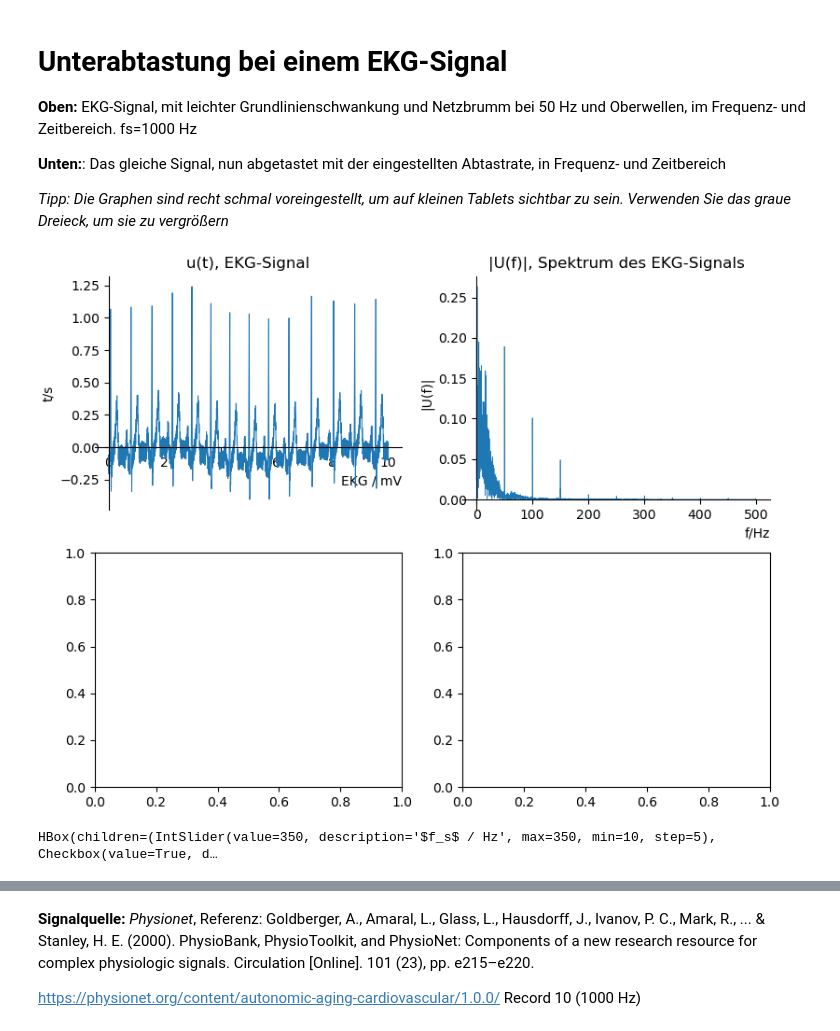
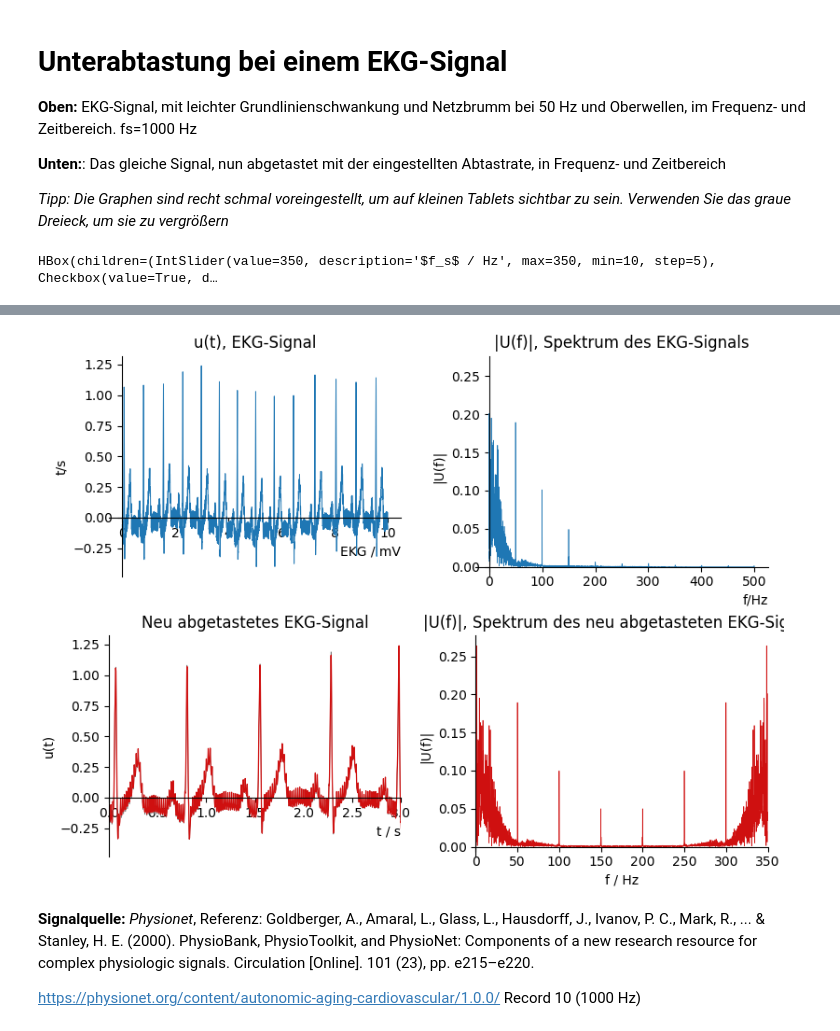
Before and after one commit to bdcodebase/JLdeployments, a Jupyter notebook: content/Sampling.ipynb, the cells around one changed output, grey strips where cells are left out. Drawn from its saved outputs; the diff is of its cells as text; code cells hidden in the pictures.

```diff
--- a/content/Sampling.ipynb
+++ b/content/Sampling.ipynb
@@ -10,8 +10,7 @@
 # (c) Benno Dömer, HS Pforzheim 2022
 import platform
 if platform.system() == "Emscripten": # running in JupyterLite
-    %pip install -q ipywidgets
-    %pip install -q ipympl
+    %pip install -r runtime-requirements.txt
 
 %matplotlib widget
 
@@ -61,7 +60,7 @@ axc.set_title('|U(f)|, Spektrum des EKG-Signals')
 axc.set_ylabel('|U(f)|')
 axc.set_xlabel('f/Hz',loc='right')
 myplotstyle(axc)
-plt.show()
+
 #figs.canvas.draw()
 
 #figf, axf = plt.subplots(2,1,figsize=(7, 5), dpi=100, layout='constrained',num='Nach Abtastung mit neuer fs')
@@ -93,34 +92,36 @@ def plotdata(fsn, z): # wird bei Interaktion aufgerufen
     ax.cla()
     #ax.plot(fsig,Hs[0:4*fs],color='#808080',linewidth=.5)
     ax.plot(fsign,Hr[0:8*fsn],color='#CF1010',linewidth=.5)
     ax.set_title('|U(f)|, Spektrum des neu abgetasteten EKG-Signals')
     ax.set_xlabel('f / Hz')
     ax.set_ylabel('|U(f)|')
     ax.set_xlim(0,fsn)
     myplotstyle(ax)
 
     figs.canvas.draw()
 
 # Interaktion:
 # Definition von Controls:
 #typecombo = widgets.Dropdown(options=[('EKG','ecg'),('Sinus','sin')],value='ecg',description='Signal')
 #fslider  = widgets.IntSlider(min=5, max=100, step=5, value=10, continuous_update=True, description='f vom Sinus / Hz')
 fsslider  = widgets.IntSlider(min=10, max=350, step=5, value=350, continuous_update=True, description='$f_s$ / Hz')
 zoomcb  = widgets.Checkbox(value=True, description='Zoom')
 
 # Arrangieren in horizontaler Box:
 #ui1 = widgets.HBox([typecombo, fslider, fsslider, zoomcb])
 ui1 = widgets.HBox([fsslider, zoomcb])
 ui1.layout = widgets.Layout( border='solid 2px red')
 # Verknüpfen mit Callback
 #out = widgets.interactive_output(plotdata, { 'ftype': typecombo,'f': fslider, 'fsn':fsslider,'z':zoomcb})
 out = widgets.interactive_output(plotdata, { 'fsn':fsslider,'z':zoomcb})
 #Anzeigen
 display(ui1,out)
+plt.figure(figs)
+plt.show()
 # %% [output]
-[figure, old version]
 HBox(children=(IntSlider(value=350, description='$f_s$ / Hz', max=350, min=10, step=5), Checkbox(value=True, d…
 [interactive output not drawn]
+[figure, new version]
 # %% [markdown]
 **Signalquelle:** *Physionet*,
 Referenz: Goldberger, A., Amaral, L., Glass, L., Hausdorff,  J., Ivanov, P. C., Mark, R., ... & Stanley, H. E. (2000).  PhysioBank, PhysioToolkit, and PhysioNet: Components of a new research  resource for complex physiologic signals. Circulation [Online]. 101  (23), pp. e215–e220.
```
Also changed, not shown: 8 other files.
